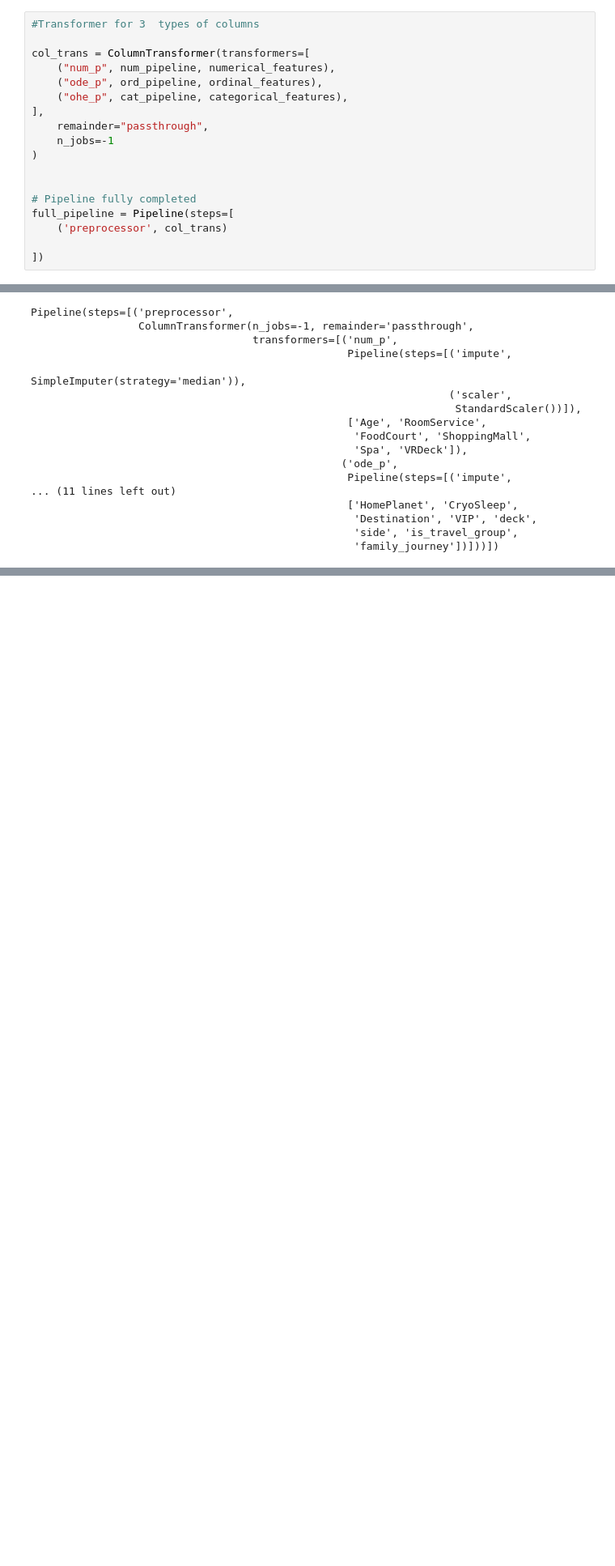
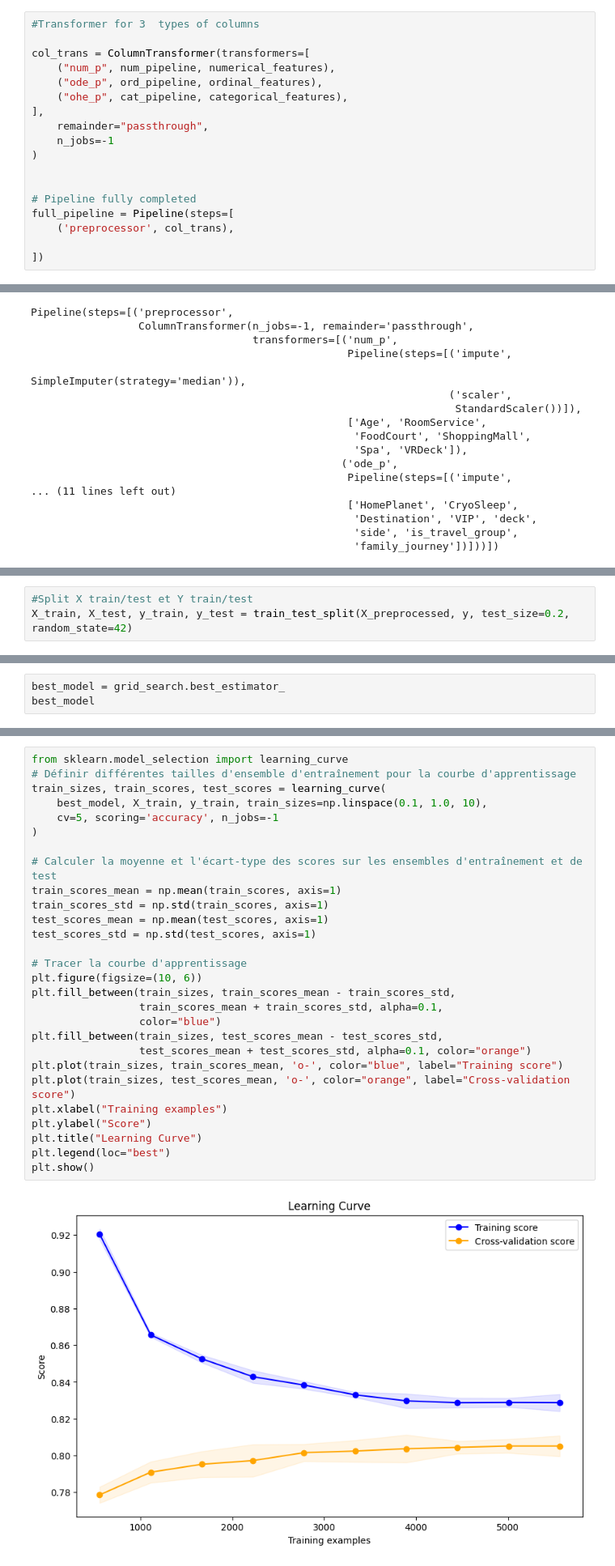
Before and after one commit to Dudul-99/Data-Science, a Jupyter notebook: space_titanice.ipynb, the cells around one changed output, grey strips where cells are left out. Shown at 81% size. Cells and saved outputs as stored; diff of their text form; blank space fills up the shorter version.

Commit message:
modele construit

```diff
--- a/space_titanice.ipynb
+++ b/space_titanice.ipynb
@@ -460,7 +460,7 @@ col_trans = ColumnTransformer(transformers=[
 
 # Pipeline fully completed
 full_pipeline = Pipeline(steps=[
-    ('preprocessor', col_trans)
+    ('preprocessor', col_trans),
 
 ])
 # %% [markdown]
@@ -527,0 +517,3 @@ BrokenProcessPool: A task has failed to un-serialize. Please ensure that the arg
+# %%
+#Split X train/test et Y train/test
+X_train, X_test, y_train, y_test = train_test_split(X_preprocessed, y, test_size=0.2, random_state=42)
@@ -527,0 +648,3 @@ BrokenProcessPool: A task has failed to un-serialize. Please ensure that the arg
+# %%
+best_model = grid_search.best_estimator_
+best_model
@@ -527,0 +663,30 @@ BrokenProcessPool: A task has failed to un-serialize. Please ensure that the arg
+# %%
+from sklearn.model_selection import learning_curve
+# Définir différentes tailles d'ensemble d'entraînement pour la courbe d'apprentissage
+train_sizes, train_scores, test_scores = learning_curve(
+    best_model, X_train, y_train, train_sizes=np.linspace(0.1, 1.0, 10),
+    cv=5, scoring='accuracy', n_jobs=-1
+)
+
+# Calculer la moyenne et l'écart-type des scores sur les ensembles d'entraînement et de test
+train_scores_mean = np.mean(train_scores, axis=1)
+train_scores_std = np.std(train_scores, axis=1)
+test_scores_mean = np.mean(test_scores, axis=1)
+test_scores_std = np.std(test_scores, axis=1)
+
+# Tracer la courbe d'apprentissage
+plt.figure(figsize=(10, 6))
+plt.fill_between(train_sizes, train_scores_mean - train_scores_std,
+                 train_scores_mean + train_scores_std, alpha=0.1,
+                 color="blue")
+plt.fill_between(train_sizes, test_scores_mean - test_scores_std,
+                 test_scores_mean + test_scores_std, alpha=0.1, color="orange")
+plt.plot(train_sizes, train_scores_mean, 'o-', color="blue", label="Training score")
+plt.plot(train_sizes, test_scores_mean, 'o-', color="orange", label="Cross-validation score")
+plt.xlabel("Training examples")
+plt.ylabel("Score")
+plt.title("Learning Curve")
+plt.legend(loc="best")
+plt.show()
+# %% [output]
+[figure, added]
```
Also changed, not shown: parts of 14 cells of this notebook.
